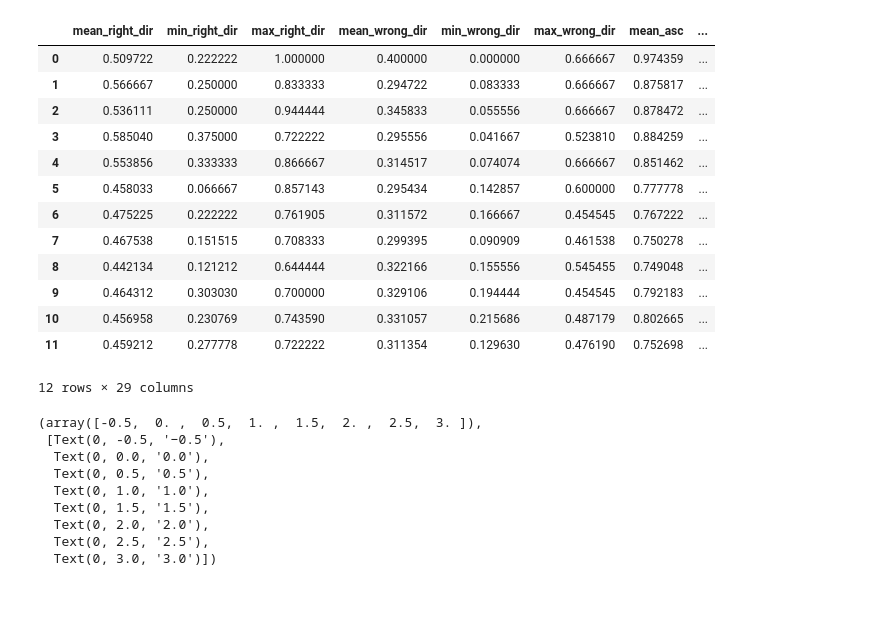
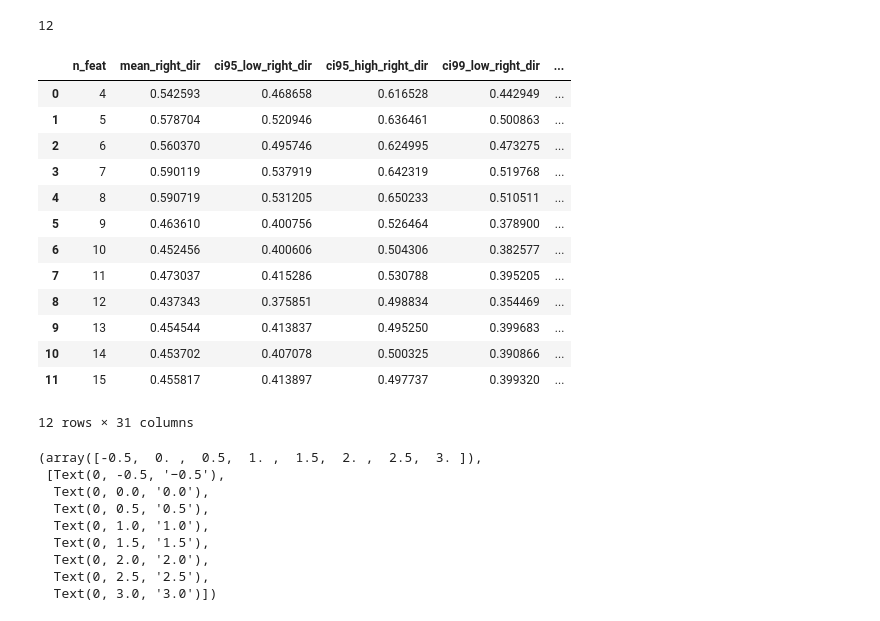
Before and after one commit to dmitry-grigorev/GIEBN, a Jupyter notebook: experiments/experiments3/Experiments_synth_3.ipynb, the cells around one changed output. Drawn from its saved outputs; the diff is of its cells as text; code cells hidden in the pictures.

```diff
--- a/experiments/experiments3/Experiments_synth_3.ipynb
+++ b/experiments/experiments3/Experiments_synth_3.ipynb
@@ -15,10 +36,17 @@ plt.rcParams.update({'font.size': 14})
 
 imagespath = "C:/Users/Acer/PycharmProjects/GIEBN/experiments/experiments3/images"
 # %%
-cols = ['mean_right_dir', 'min_right_dir', 'max_right_dir',
-                              'mean_wrong_dir', 'min_wrong_dir', 'max_wrong_dir',
-                              'mean_asc', 'min_asc', 'max_asc',
-                              'mean_desc', 'min_desc', 'max_desc',
-                              'mean_wrong_edges', 'min_wrong_edges', 'max_wrong_edges',
-                              'mean_indegree', 'min_indegree', 'max_indegree'] +\
-                              [f"indegree for actual {k} indegree" for k in range(11)]
+metrics = ['right_dir', 'wrong_dir', 'asc', 'desc', 'wrong_edges', 'indegree']
+stats = ['mean', 'ci95_low', 'ci95_high', 'ci99_low', 'ci99_high']
+
+cols = [f'{x}_{y}' for y in metrics for x in stats]
+
+
+# ['mean_right_dir', 'min_right_dir', 'max_right_dir',
+#                               'mean_wrong_dir', 'min_wrong_dir', 'max_wrong_dir',
+#                               'mean_asc', 'min_asc', 'max_asc',
+#                               'mean_desc', 'min_desc', 'max_desc',
+#                               'mean_wrong_edges', 'min_wrong_edges', 'max_wrong_edges',
+#                               'mean_indegree', 'min_indegree', 'max_indegree'] +\
+#                               [f"indegree for actual {k} indegree" for k in range(11)]
+cols
@@ -69,3 +71,5 @@ def plot(columns: list, data: pd.DataFrame, labels: list, ylabel: str):
 # %%
-ex3aux.simulation(5, scoring=("K2", K2Score), construction_method=construct_by_kmeans)
+res_1 = ex3aux.simulation(5, scoring=("K2", K2Score), construction_method=construct_by_kmeans)
+for col, val in zip(cols, res_1):
+    print(f'{col}: {val:.3f}')
 # %% [output]
@@ -90,7 +93,7 @@ Stage 21
 # %%
 table = list()
-for i in range(4, 16):
-    print(f"{i} nodes")
+for i in tqdm_notebook(range(4, 16)):
+    #print(f"{i} nodes")
     print("")
-    table.append(ex3aux.simulation(i, scoring=("K2", K2Score), construction_method=construct_by_kmeans))
+    table.append([i]+ex3aux.simulation(i, scoring=("K2", K2Score), construction_method=construct_by_kmeans, n_trials=30))
 # %% [output]
@@ -114,18 +117,22 @@ Stage 21
+# %%
+len(table)
+# %% [output]
+12
 # %%
-res = pd.DataFrame([table[k] for k in range(12)], columns=cols)
+res = pd.DataFrame([table[k] for k in range(len(table))], columns=['n_feat']+cols)
 res
 # %% [output]
-|  | mean_right_dir | min_right_dir | max_right_dir | mean_wrong_dir | min_wrong_dir | max_wrong_dir | mean_asc | ... |
-| 0 | 0.509722 | 0.222222 | 1.000000 | 0.400000 | 0.000000 | 0.666667 | 0.974359 | ... |
-| 1 | 0.566667 | 0.250000 | 0.833333 | 0.294722 | 0.083333 | 0.666667 | 0.875817 | ... |
-| 2 | 0.536111 | 0.250000 | 0.944444 | 0.345833 | 0.055556 | 0.666667 | 0.878472 | ... |
-| 3 | 0.585040 | 0.375000 | 0.722222 | 0.295556 | 0.041667 | 0.523810 | 0.884259 | ... |
-| 4 | 0.553856 | 0.333333 | 0.866667 | 0.314517 | 0.074074 | 0.666667 | 0.851462 | ... |
-| 5 | 0.458033 | 0.066667 | 0.857143 | 0.295434 | 0.142857 | 0.600000 | 0.777778 | ... |
-| 6 | 0.475225 | 0.222222 | 0.761905 | 0.311572 | 0.166667 | 0.454545 | 0.767222 | ... |
-| 7 | 0.467538 | 0.151515 | 0.708333 | 0.299395 | 0.090909 | 0.461538 | 0.750278 | ... |
-| 8 | 0.442134 | 0.121212 | 0.644444 | 0.322166 | 0.155556 | 0.545455 | 0.749048 | ... |
-| 9 | 0.464312 | 0.303030 | 0.700000 | 0.329106 | 0.194444 | 0.454545 | 0.792183 | ... |
-| 10 | 0.456958 | 0.230769 | 0.743590 | 0.331057 | 0.215686 | 0.487179 | 0.802665 | ... |
-| 11 | 0.459212 | 0.277778 | 0.722222 | 0.311354 | 0.129630 | 0.476190 | 0.752698 | ... |
+|  | n_feat | mean_right_dir | ci95_low_right_dir | ci95_high_right_dir | ci99_low_right_dir | ... |
+| 0 | 4 | 0.542593 | 0.468658 | 0.616528 | 0.442949 | ... |
+| 1 | 5 | 0.578704 | 0.520946 | 0.636461 | 0.500863 | ... |
+| 2 | 6 | 0.560370 | 0.495746 | 0.624995 | 0.473275 | ... |
+| 3 | 7 | 0.590119 | 0.537919 | 0.642319 | 0.519768 | ... |
+| 4 | 8 | 0.590719 | 0.531205 | 0.650233 | 0.510511 | ... |
+| 5 | 9 | 0.463610 | 0.400756 | 0.526464 | 0.378900 | ... |
+| 6 | 10 | 0.452456 | 0.400606 | 0.504306 | 0.382577 | ... |
+| 7 | 11 | 0.473037 | 0.415286 | 0.530788 | 0.395205 | ... |
+| 8 | 12 | 0.437343 | 0.375851 | 0.498834 | 0.354469 | ... |
+| 9 | 13 | 0.454544 | 0.413837 | 0.495250 | 0.399683 | ... |
+| 10 | 14 | 0.453702 | 0.407078 | 0.500325 | 0.390866 | ... |
+| 11 | 15 | 0.455817 | 0.413897 | 0.497737 | 0.399320 | ... |
-12 rows × 29 columns
+12 rows × 31 columns
```
Also changed, not shown: parts of 22 cells of this notebook, 3 other files.
